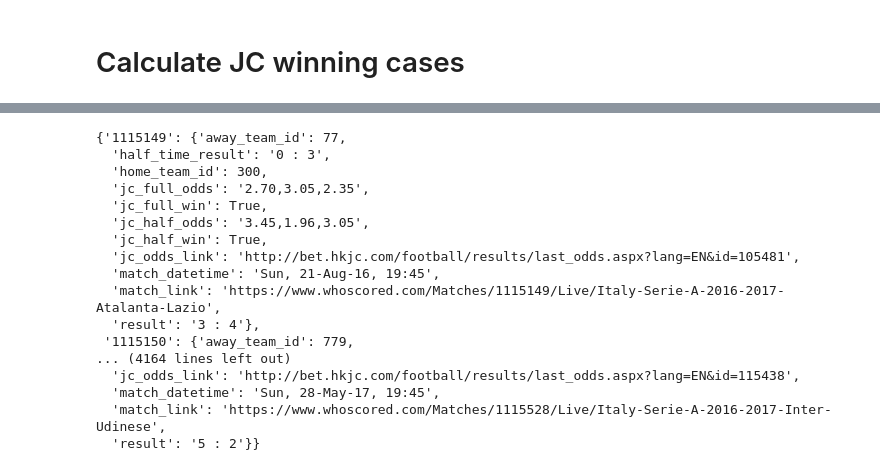
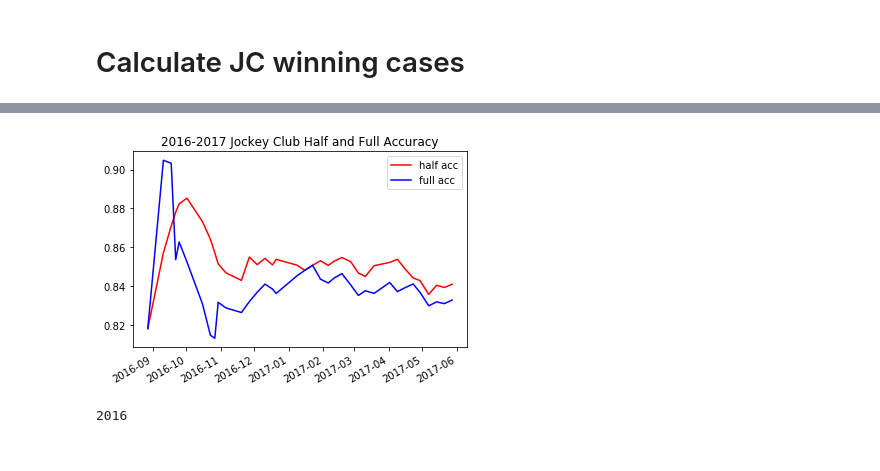
Before and after one commit to cdownsimon/soccer-crawl, a Jupyter notebook: Jockey-Club-Odds.ipynb, the cells around one changed output, grey strips where cells are left out. Drawn from its saved outputs; the diff is of its cells as text; code cells hidden in the pictures.

```diff
--- a/Jockey-Club-Odds.ipynb
+++ b/Jockey-Club-Odds.ipynb
@@ -364,20 +409,47 @@ No odds found for 1115520.
-# %%
-a
-# %% [output]
-{'1115149': {'away_team_id': 77,
-  'half_time_result': '0 : 3',
-  'home_team_id': 300,
-  'jc_full_odds': '2.70,3.05,2.35',
-  'jc_full_win': True,
-  'jc_half_odds': '3.45,1.96,3.05',
-  'jc_half_win': True,
-  'jc_odds_link': 'http://bet.hkjc.com/football/results/last_odds.aspx?lang=EN&id=105481',
-  'match_datetime': 'Sun, 21-Aug-16, 19:45',
-  'match_link': 'https://www.whoscored.com/Matches/1115149/Live/Italy-Serie-A-2016-2017-Atalanta-Lazio',
-  'result': '3 : 4'},
- '1115150': {'away_team_id': 779,
-... (4164 lines left out)
-  'jc_odds_link': 'http://bet.hkjc.com/football/results/last_odds.aspx?lang=EN&id=115438',
-  'match_datetime': 'Sun, 28-May-17, 19:45',
-  'match_link': 'https://www.whoscored.com/Matches/1115528/Live/Italy-Serie-A-2016-2017-Inter-Udinese',
-  'result': '5 : 2'}}
+# %%
+def plotAccFig(match_odds_table):
+    match_date_half_full = []
+    match_date_acc = []
+
+    for _, match_details in match_odds_table.items():
+        match_date = datetime.strptime(match_details['match_datetime'], "%a, %d-%b-%y, %H:%M")
+        jc_half_win = match_details['jc_half_win']
+        jc_full_win = match_details['jc_full_win']
+        match_date_half_full.append((match_date, jc_half_win, jc_full_win))
+
+    match_date_half_full = sorted(match_date_half_full, key= lambda x:x[0])
+    match_acc = []
+    half_cnt = 0
+    full_cnt = 0
+    cumulative_half_correct = 0
+    cumulative_full_correct = 0
+
+
+    for date, half, full in match_date_half_full:
+        half_cnt += 1
+        full_cnt += 1
+        if (half):
+            cumulative_half_correct += 1
+        if (full):
+            cumulative_full_correct += 1
+        match_acc.append((date, cumulative_half_correct/half_cnt, cumulative_full_correct/full_cnt))
+
+    match_dates = [date for date,_,_ in match_acc][10::10]
+    half_acc = [half for _,half,_ in match_acc][10::10]
+    full_acc = [full for _,_,full in match_acc][10::10]
+
+    # plot
+    plt.title("{}-{} Jockey Club Half and Full Accuracy".format(min(match_dates).year, max(match_dates).year))
+    plt.plot(match_dates,half_acc,color='red',label='half acc')
+    plt.plot(match_dates,full_acc,color='blue',label='full acc')
+    plt.legend()
+    # beautify the x-labels
+    plt.gcf().autofmt_xdate()
+    plt.savefig('./{}-{}/jc_acc_plot.png'.format(min(match_dates).year, max(match_dates).year))
+    plt.show()
+# %% [output]
+[figure, added]
+# %%
+min(match_dates).year
+# %% [output]
+2016
```
Also changed, not shown: parts of 4 cells of this notebook, 2 other files.
